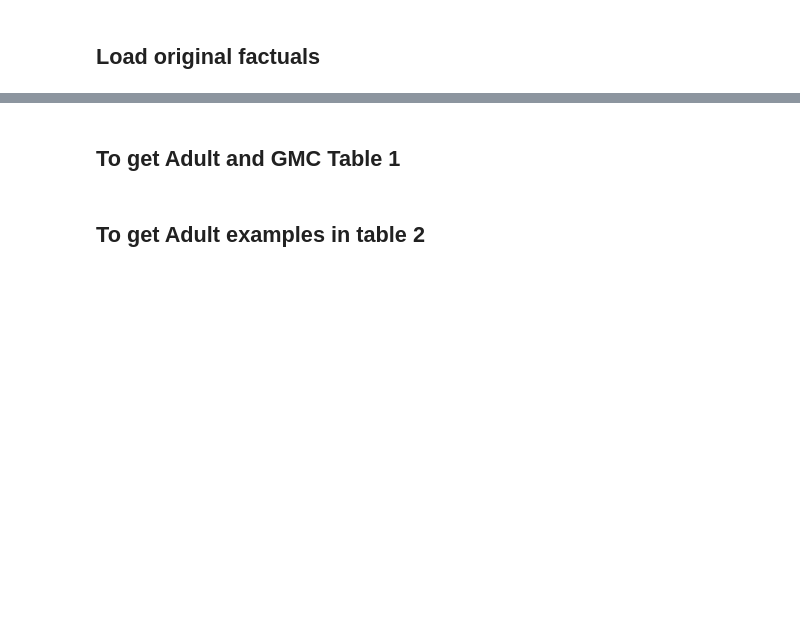
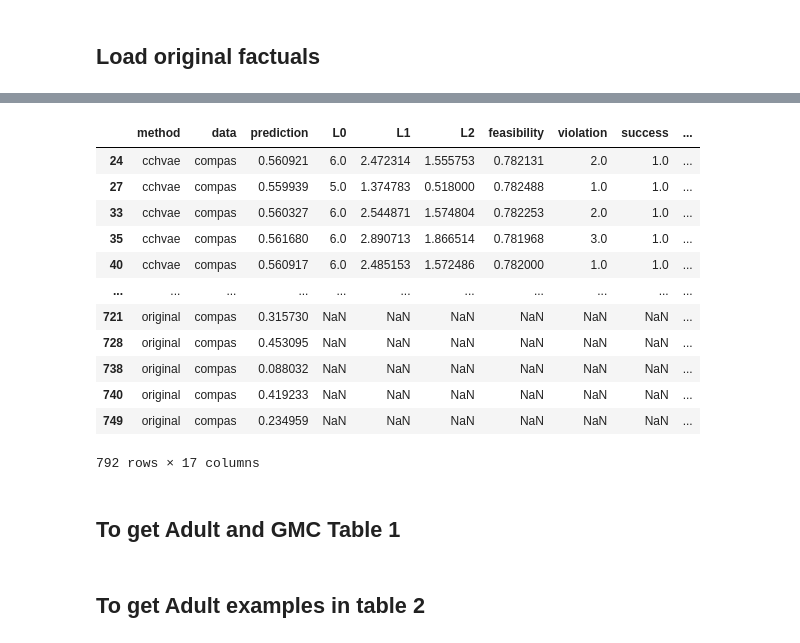
Before and after one commit to NorskRegnesentral/mccepy, a Jupyter notebook: 1-generate_carla_results.ipynb, the cells around one changed output, grey strips where cells are left out. Saved outputs shown, nothing was run; the diff lists cells and outputs as text; code cells hidden in the pictures; blank space fills up the shorter version.

```diff
--- a/1-generate_carla_results.ipynb
+++ b/1-generate_carla_results.ipynb
@@ -174,12 +165,17 @@ final_results[['method', 'L0', 'L1', 'L2', 'feasibility', 'violation', 'success'
 # %% [markdown]
 ## Here we combine CARLA and MCCE results to make Tables 1, 2, 3
 # %%
+pd.set_option('display.max_columns', None)
 import pandas as pd
-K = 100
+
+if data_name == 'compas':
+    K = 1000
+else:
+    K = 10000
 n_test = 100
 results = pd.read_csv(f"Results/{data_name}_mcce_results_k_{K}_n_{n_test}_inverse_transform.csv", index_col=0)
+results.sort_index(inplace=True)
 results['data'] = data_name
 results['method'] = 'mcce'
-
-results.columns
+results.head(1)
 # %% [output]
@@ -192,6 +184,7 @@ Index(['age', 'fnlwgt', 'education-num', 'capital-gain', 'capital-loss',
 # %% [markdown]
 ## Load original factuals
 # %%
+pd.set_option('display.max_columns', None)
 temp = pd.concat([final_results, results[final_results.columns]])
 
 temp2 = factuals.copy()
@@ -213,3 +206,7 @@ temp2['method'] = 'original'
 temp2['data'] = data_name
 
 temp = pd.concat([temp, temp2.iloc[0:100][temp.columns]], axis=0)
+# %%
+pd.set_option('display.max_columns', None)
+
+temp
@@ -216,15 +227,31 @@ temp = pd.concat([temp, temp2.iloc[0:100][temp.columns]], axis=0)
 # %%
 if data_name == 'give_me_some_credit':
     cols = ['method', 'data', 'prediction', 'L0', 'L1', 'L2', 'feasibility', 'violation', 'success', 'time (seconds)'] + temp.columns[9:-1].to_list()
-    temp = temp[cols]
+    temp2 = temp[cols]
 elif data_name == 'adult':
     cols = ['method', 'data', 'prediction', 'L0', 'L1', 'L2', 'feasibility', 'violation', 'success', 'time (seconds)'] + temp.columns[9:16].to_list() + temp.columns[17:].to_list()
-    temp = temp[cols]
+    temp2 = temp[cols]
 
 elif data_name == 'compas':
-    cols = ['method', 'data', 'prediction', 'L0', 'L1', 'L2', 'feasibility', 'violation', 'success', 'time (seconds)'] + temp.columns[9:13].to_list() + temp.columns[15:].to_list()
-    temp = temp[cols]
-temp.to_csv(f"Final_results/{data_name}_results_mcce_and_carla_K_{K}_n_{n_test}.csv")
+    cols = ['method', 'data', 'prediction', 'L0', 'L1', 'L2', 'feasibility', 'violation', 'success', 'time (seconds)'] + temp.columns[0:4].to_list() + temp.columns[6:9].to_list()
+    temp2 = temp[cols]
+temp2.to_csv(f"Final_results/{data_name}_results_mcce_and_carla_K_{K}_n_{n_test}.csv")
+# %%
+temp2
+# %% [output]
+|  | method | data | prediction | L0 | L1 | L2 | feasibility | violation | success | ... |
+| 24 | cchvae | compas | 0.560921 | 6.0 | 2.472314 | 1.555753 | 0.782131 | 2.0 | 1.0 | ... |
+| 27 | cchvae | compas | 0.559939 | 5.0 | 1.374783 | 0.518000 | 0.782488 | 1.0 | 1.0 | ... |
+| 33 | cchvae | compas | 0.560327 | 6.0 | 2.544871 | 1.574804 | 0.782253 | 2.0 | 1.0 | ... |
+| 35 | cchvae | compas | 0.561680 | 6.0 | 2.890713 | 1.866514 | 0.781968 | 3.0 | 1.0 | ... |
+| 40 | cchvae | compas | 0.560917 | 6.0 | 2.485153 | 1.572486 | 0.782000 | 1.0 | 1.0 | ... |
+| ... | ... | ... | ... | ... | ... | ... | ... | ... | ... | ... |
+| 721 | original | compas | 0.315730 | NaN | NaN | NaN | NaN | NaN | NaN | ... |
+| 728 | original | compas | 0.453095 | NaN | NaN | NaN | NaN | NaN | NaN | ... |
+| 738 | original | compas | 0.088032 | NaN | NaN | NaN | NaN | NaN | NaN | ... |
+| 740 | original | compas | 0.419233 | NaN | NaN | NaN | NaN | NaN | NaN | ... |
+| 749 | original | compas | 0.234959 | NaN | NaN | NaN | NaN | NaN | NaN | ... |
+792 rows × 17 columns
 # %% [markdown]
 ## To get Adult and GMC Table 1
 # %%
```
Also changed, not shown: parts of 11 cells of this notebook, 7 other files.
